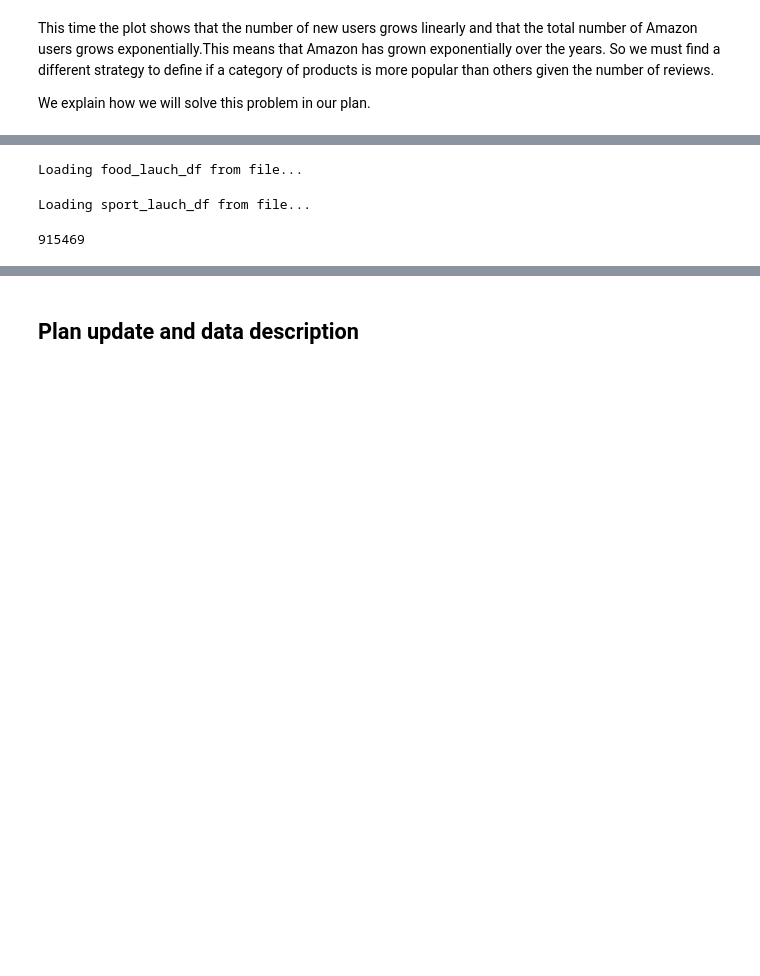
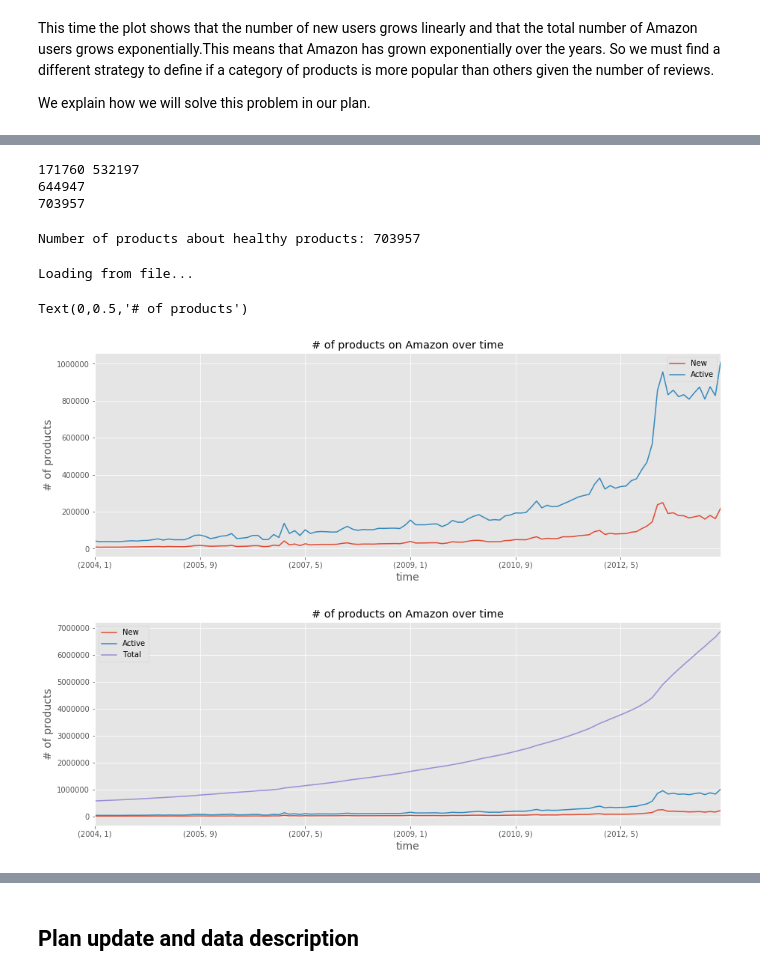
Before and after one commit to darioAnongba/EPFL-ADA, a Jupyter notebook: project/Report.ipynb, the cells around one changed output, grey strips where cells are left out. Drawn from its saved outputs; the diff is of its cells as text; code cells hidden in the pictures; blank space fills up the shorter version.

```diff
--- a/project/Report.ipynb
+++ b/project/Report.ipynb
@@ -212,3 +218,4 @@ Now, we want to see how Amazon has grown over the years. One way to show that is
 REVIEWS_DATE_FORMAT = "%m %d, %Y"
 REVIEWS_GROWTH = 'reviews_count_df'
 USER_COUNT = 'users_count_df'
+PRODUCT_COUNT = 'products_count_df'
@@ -269,22 +269,27 @@ healthy_food_df.head()
-# %%
-healthy_meta_food_df = food_meta_df[food_meta_df.asin.isin(healthy_food_df.asin)]
-food_meta_lauched_df = load_food_lauch(healthy_meta_food_df)
-# %% [output]
-Loading food_lauch_df from file...
-# %%
-healthy_meta_sport_df = sports_meta_df[sports_meta_df.asin.isin(healthy_sports_df.asin)]
-sport_meta_lauched_df = load_sport_lauch(healthy_sports_df)
-# %% [output]
-Loading sport_lauch_df from file...
+# %%
+print(len(food_meta_df), len(sports_meta_df))
+print(len(sports_reviews_df.asin.unique()) + len(food_reviews_df.asin.unique()))
+# %% [output]
+171760 532197
+644947
+703957
 # %%
 # Merge DFs
-merged_meta_healthy_df = pd.concat([food_meta_lauched_df, sport_meta_lauched_df])
-print(len(merged_meta_healthy_df))
-merged_meta_healthy_df = merged_meta_healthy_df.drop('datetime', axis=1)
-merged_meta_healthy_df = merged_meta_healthy_df[merged_meta_healthy_df.Lauched.notnull()]
-merged_meta_healthy_df.Lauched = merged_meta_healthy_df.Lauched.apply(convert_Date_To_Month)
-print(len(merged_meta_healthy_df))
+merged_meta_healthy_df = pd.concat([food_meta_df, sports_meta_df])
 print("Number of products about healthy products:", merged_meta_healthy_df.shape[0])
 # %% [output]
-915469
+Number of products about healthy products: 703957
+# %%
+count_products = loadCountData(PRODUCT_COUNT,statistics_data , get_product, 'Products')
+count_products[['New', 'Active']].plot(title='# of products on Amazon over time')
+plt.xlabel('time', fontsize=14)
+plt.ylabel('# of products', fontsize=14)
+count_products.plot(title='# of products on Amazon over time')
+plt.xlabel('time', fontsize=14)
+plt.ylabel('# of products', fontsize=14)
+# %% [output]
+Loading from file...
+Text(0,0.5,'# of products')
+[figure, added]
+[figure, added]
 # %%
```
Also changed, not shown: parts of 17 cells of this notebook, 3 other files.
